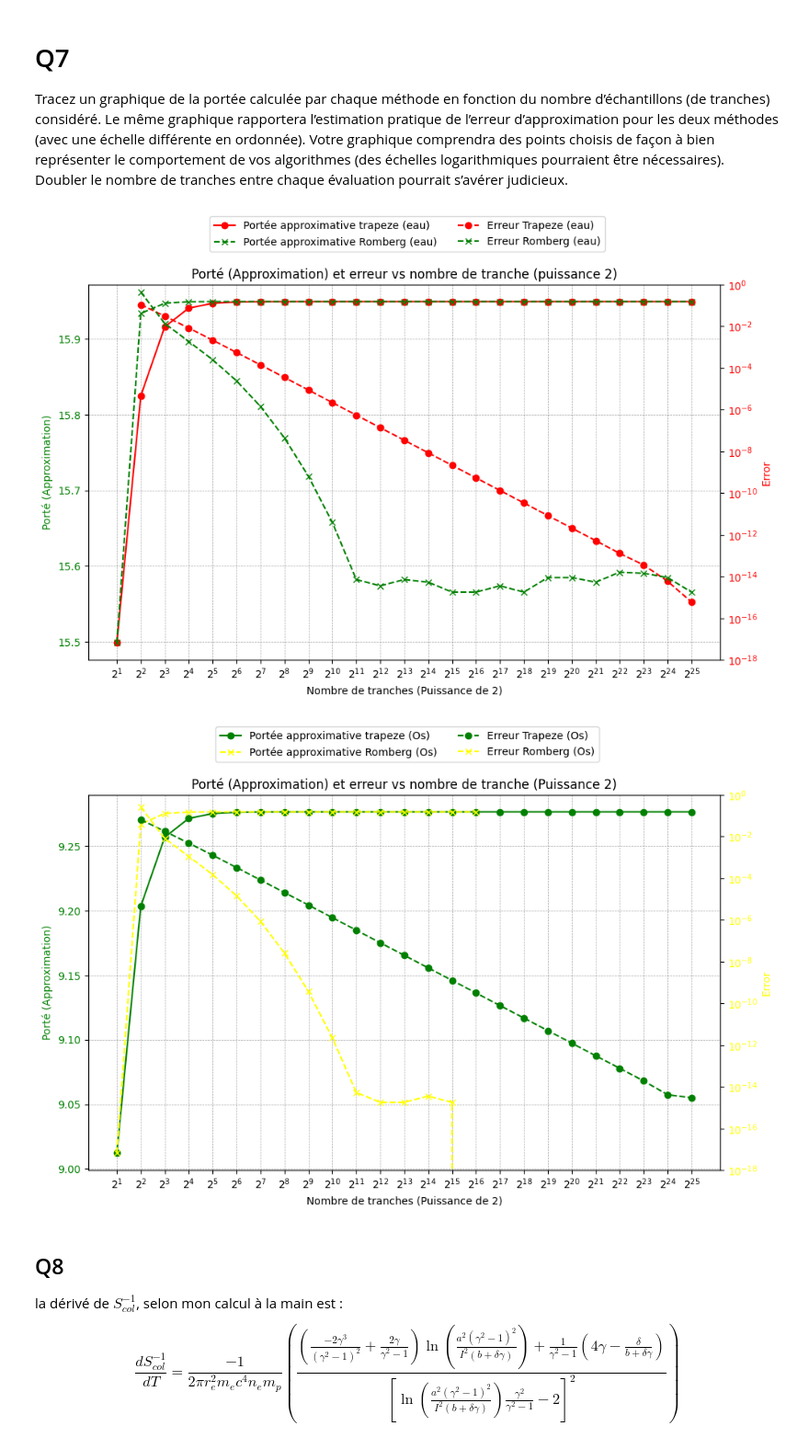
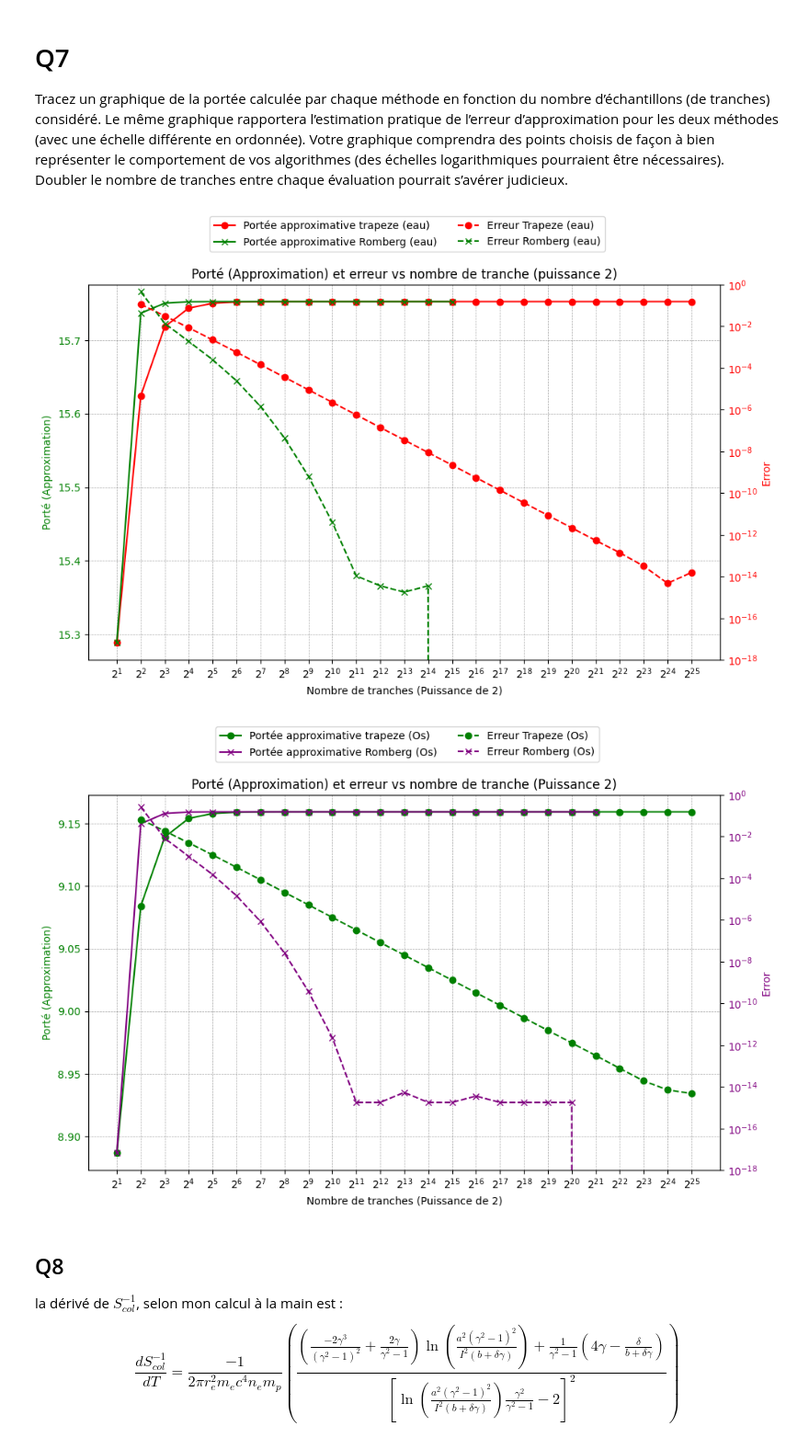
Before and after one commit to craqu/TP_PhysNum, a Jupyter notebook: TP1_AntoineVeillette_EmilePoirier_MichaelHudon.ipynb, the cells around one changed output. Shown at 92% size. Cells and saved outputs as stored; diff of their text form; code cells hidden in the pictures.

```diff
--- a/TP1_AntoineVeillette_EmilePoirier_MichaelHudon.ipynb
+++ b/TP1_AntoineVeillette_EmilePoirier_MichaelHudon.ipynb
@@ -88,7 +88,7 @@ def t_max(T):   # implémentation de l'équation 3.
 
 def s_col(T, n_e, I_MeV):   # implémentation de l'équation 4.
     constant = 2 * np.pi * r_e**2 * m_e * c**2 * n_e
-    s_col = constant * (1/beta(T)**2) * (np.log(2*m_e*c**2*beta(T)**2*t_max(T)/I_MeV**2) - 2*beta(T)**2)
+    s_col = constant * (1/beta(T)**2) * (np.log(2*m_e*c**2*beta(T)**2*gamma(T)**2*t_max(T)/I_MeV**2) - 2*beta(T)**2)
     return s_col
 
 SCol_bone = partial(s_col, n_e=n_e_bone, I_MeV=I_bone)      # définition du pouvoir d'arrêt collisionnel pour l'os compact.
@@ -396,7 +396,7 @@ ax1.set_xlabel("Nombre de tranches (Puissance de 2)")
 ax1.set_ylabel("Porté (Approximation)", color="green")  # y-axis de gauche
 
 ax1.plot(N, I_eau_trapeze, label="Portée approximative trapeze (eau)", marker="o", color="red")
-ax1.plot(N_liste_romberg_bone, I_eau_romberg, label="Portée approximative Romberg (eau)", marker="x", linestyle="--", color="green")
+ax1.plot(N_liste_romberg_bone, I_eau_romberg, label="Portée approximative Romberg (eau)", marker="x", color="green")
 ax1.tick_params(axis="y", labelcolor="green")
 ax1.grid(color="gray", linestyle="--", linewidth=0.5, alpha=0.7)
 
@@ -417,40 +417,40 @@ fig.legend(loc="upper center", bbox_to_anchor=(0.5, 1.1), ncol=2)
 
 plt.show()
 # %% [output]
-[figure, old version]
+[figure, new version]
 # %%
 N_liste, I, erreurs = romberg_avec_erreur(inverse_scol_bone, 3, 150, n_values=n_valeurs(), err_toléré=np.finfo(float).eps)
 
 N = N_liste_trapeze_bone
 
 fig, ax1 = plt.subplots(figsize=(10, 6))
 
 ax1.set_xlabel("Nombre de tranches (Puissance de 2)")
 ax1.set_ylabel("Porté (Approximation)", color="green")  # y-axis de gauche
 
 ax1.plot(N, I_bone_trapeze, label="Portée approximative trapeze (Os)", marker="o", color="green")
-ax1.plot(N_liste, I, label="Portée approximative Romberg (Os)", marker="x", linestyle="--", color="yellow")
+ax1.plot(N_liste, I, label="Portée approximative Romberg (Os)", marker="x", color="purple")
 ax1.tick_params(axis="y", labelcolor="green")
 ax1.grid(color="gray", linestyle="--", linewidth=0.5, alpha=0.7)
 
 ax2 = ax1.twinx()
-ax2.set_ylabel("Error", color="yellow")  # y-axis de droite
+ax2.set_ylabel("Error", color="purple")  # y-axis de droite
 ax2.plot(N, erreur_bone_trapeze, label="Erreur Trapeze (Os)", marker="o", linestyle="--", color="green")
-ax2.plot(N_liste[1:], erreurs, label="Erreur Romberg (Os)", marker="x", linestyle="--", color="yellow")
+ax2.plot(N_liste[1:], erreurs, label="Erreur Romberg (Os)", marker="x", linestyle="--", color="purple")
 ax2.set_yscale('log')
 ax2.set_ylim(1e-18, 1)
-ax2.tick_params(axis="y", labelcolor="yellow")
+ax2.tick_params(axis="y", labelcolor="purple")
 
 plt.title("Porté (Approximation) et erreur vs nombre de tranche (Puissance 2)")
 ax1.set_xscale('log', base=2)  # Logarithmique
 ax1.set_xticks(N)
 
 fig.tight_layout()
 fig.legend(loc="upper center", bbox_to_anchor=(0.5, 1.1), ncol=2)
 
 plt.show()
 # %% [output]
-[figure, old version]
+[figure, new version]
 # %% [markdown]
 ## Q8
 la dérivé de $ S^{-1}_{col}$, selon mon calcul à la main est : $$  \frac{d S^{-1}_{col}}{dT} = \frac{-1}{2\pi r_e^2 m_e c^4 n_e m_p }
```
Also changed, not shown: parts of 8 cells of this notebook.
